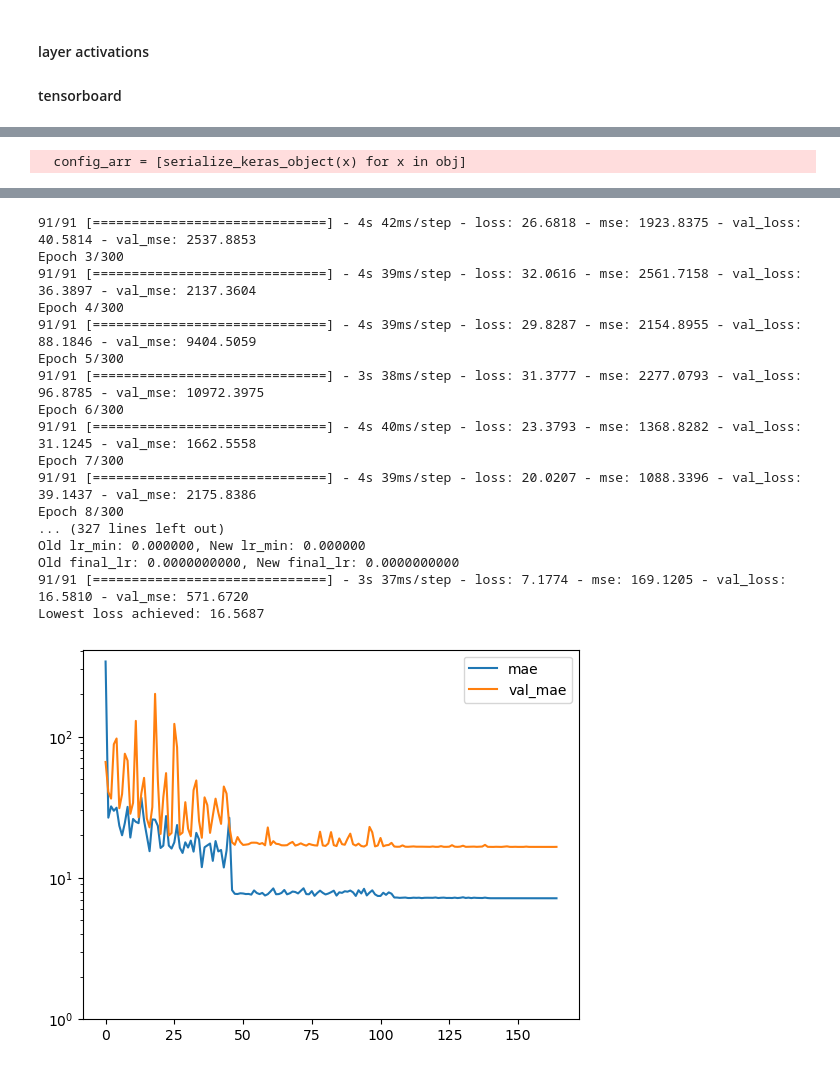
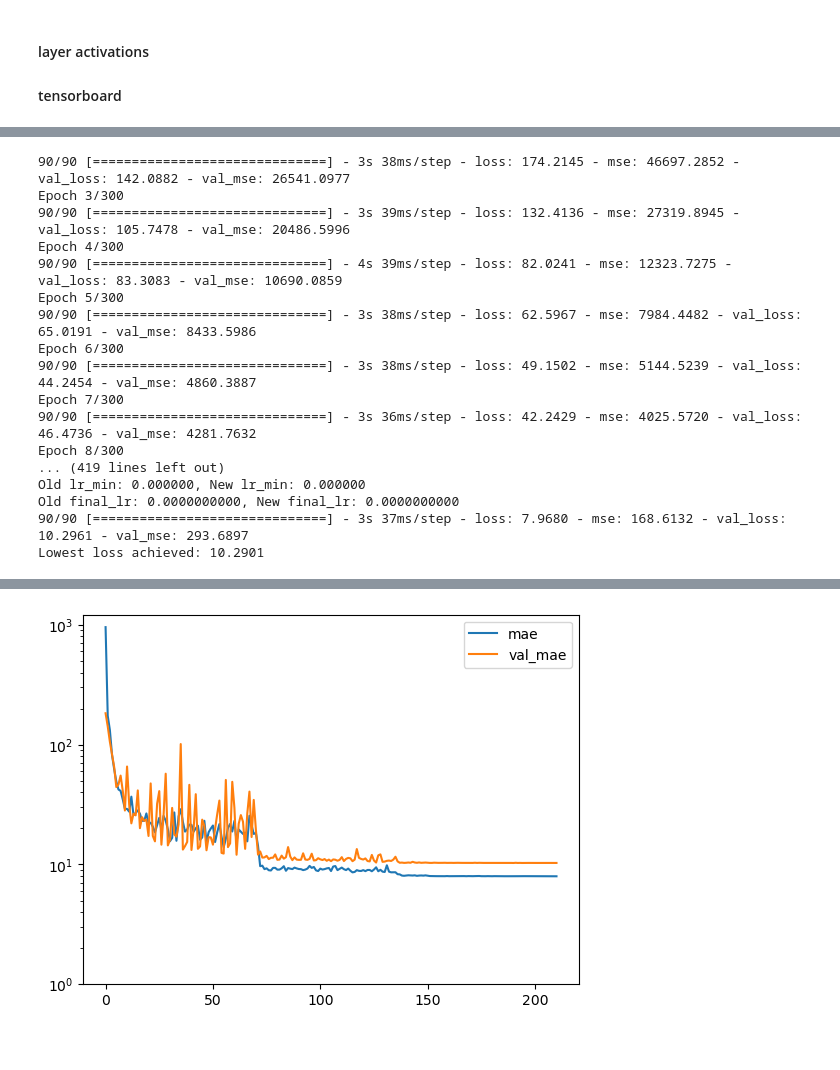
Before and after one commit to kshptl/ML-Futures, a Jupyter notebook: daily_high_low/CNN-Transformer.ipynb, the cells around one changed output, grey strips where cells are left out. Saved outputs shown, nothing was run; the diff lists cells and outputs as text; code cells hidden in the pictures.

```diff
--- a/daily_high_low/CNN-Transformer.ipynb
+++ b/daily_high_low/CNN-Transformer.ipynb
@@ -56,10 +52,10 @@ def normalize_and_yield(batch_data, batch_targets):
     batch_targets = np.asarray(batch_targets)
 
     # Normalize
-    cols_to_standardize = ['open_es', 'high_es', 'low_es', 'close_es', 'open_nq', 'high_nq', 'low_nq', 'close_nq', 'weekly_open', 'weekly_close']
+    cols_to_standardize = ['open_es', 'high_es', 'low_es', 'close_es', 'open_nq', 'high_nq', 'low_nq', 'close_nq', 'open_dxy', 'high_dxy', 'low_dxy', 'close_dxy', 'weekly_open', 'weekly_close', 'daily_open']
     cols_to_standardize = [df_1B.columns.get_loc(c) for c in cols_to_standardize]
     for i in range(batch_data.shape[1]):
-        a = batch_data[:, i, :, [0, 1, 2, 3, 7, 8, 9, 10, 24, 25]]
+        a = batch_data[:, i, :, cols_to_standardize]
         scaler = StandardScaler()
         batch_data[:, i, :, cols_to_standardize] = scaler.fit_transform(a.reshape(-1, a.shape[-1])).reshape(a.shape[0], a.shape[1], a.shape[2])
 
@@ -80,18 +76,20 @@ def data_generator(data, window_size, batch_size, indices):
             df_1T.loc[:dt_index-pd.Timedelta(minutes=1)][-window_size:].fillna(0).drop(columns='index').values.astype('float32'),
             df_5T.loc[:dt_index-pd.Timedelta(minutes=5)][-window_size:].fillna(0).values.astype('float32'),
             df_15T.loc[:dt_index-pd.Timedelta(minutes=15)][-window_size:].fillna(0).values.astype('float32'),
-            df_4H.loc[:dt_index-pd.Timedelta(hours=4)][-window_size:].fillna(0).values.astype('float32'),
+            df_1H.loc[:dt_index-pd.Timedelta(hours=1)][-window_size:].fillna(0).values.astype('float32'),
             df_4H.loc[:dt_index-pd.Timedelta(hours=4)][-window_size:].fillna(0).values.astype('float32'),
             df_1B.loc[:dt_index.normalize()-pd.Timedelta(days=1)][-window_size:].fillna(0).values.astype('float32')
         ])
 
         # Extract the target high and low values
-        target_high = df_1T[index : index+151].high_es.max()
-        target_low = df_1T[index : index+151].low_es.min()
+        target_high_es = df_1T[index : index+151].high_es.max()
+        target_low_es = df_1T[index : index+151].low_es.min()
+        target_high_nq = df_1T[index : index+151].high_nq.max()
+        target_low_nq = df_1T[index : index+151].low_nq.min()
 
         # Add the input sequence and targets to the batch
         batch_data.append(input_sequences)
-        batch_targets.append([target_high, target_low])
+        batch_targets.append([target_high_es, target_low_es, target_high_nq, target_low_nq])
         print(i, len(indices)) if i % 256 == 0 else None
         i += 1
 
@@ -104,13 +102,20 @@ window_size = 90 # minutes in 252 days (1 year of trading days)
 batch_size = 64
 num_features = df_1T.shape[1]-1
 
-# set random seed for the shuffle function
-np.random.seed(42)
-
 # Get the indices for training, validation, and testing splits
 # Filter the indices to exclude those with insufficient historical data
 data_indices = df_1T.loc[(df_1T.index.hour == 9) & (df_1T.index.minute == 30) & (df_1T.index.dayofweek < 5) & (df_1T['index'] > df_1T[df_1B[:window_size+1].iloc[-1].name:].iloc[0]['index'].astype(int))]['index'].to_numpy()
 X, y = data_generator(df_1T, window_size, batch_size, data_indices)
+
+separate_nq = 0
+if separate_nq:
+    X_nq = X
+    X_nq[:, :, :, [0,1,2,3,7,8,9,10]] = X_nq[:, :, :, [7,8,9,10,0,1,2,3]]
+    X = np.concatenate([X, X_nq], axis=1)
+
+    y_nq = y[:,2:]
+    y = np.concatenate([y[:,:2], y_nq])
+
 
 # Get the total number of samples and calculate the split index
 num_samples = X.shape[1]
@@ -118,7 +123,9 @@ train_ratio = 0.9
 split_index = int(num_samples * train_ratio)
 
 # Shuffle the indices
-indices = np.arange(num_samples)#np.random.permutation(np.arange(num_samples))
+np.random.seed(42)
+shuffle = 1
+indices = np.random.permutation(np.arange(num_samples)) if shuffle else np.arange(num_samples)
 
 # Split the array based on the shuffled indices
 X_train = list(X[:, indices[:split_index], :, :])
@@ -201,10 +211,6 @@ train_steps_per_epoch = len(X_train[0]) // batch_size
 #lr_schedule = OneCycleScheduler(lr, train_steps_per_epoch)
 lr_schedule = OneCycleScheduler(lr_max=lr, steps=train_steps_per_epoch, reduce_lr_patience=10, reduce_lr_factor=0.1)
 lr_finder = LRFinder()
-
-# Define the ReduceLROnPlateau callback
-reduce_lr = ReduceLROnPlateau(monitor='loss', factor=0.5, patience=10)
-
 
 log_dir = "logs/fit/" + dt.datetime.now().strftime("%Y%m%d-%H%M%S")
 tensorboard_callback = tf.keras.callbacks.TensorBoard(log_dir=log_dir, histogram_freq=1)
@@ -222,6 +228,10 @@ checkpoint = ModelCheckpoint(
     save_best_only=True  # Save only the best model based on the monitored metric
 )
 
+# scaler_es = MinMaxScaler()
+# scaler_nq = MinMaxScaler()
+# y_temp = np.concatenate([scaler_es.fit_transform(y[:y.shape[0]//2]), scaler_nq.fit_transform(y[y.shape[0]//2:])])
+
 history = model.fit(X_train, y_train[:,1], epochs=epochs, validation_split=0.11111,
                     callbacks=[lr_schedule, early_stopping, tensorboard_callback, checkpoint])
 
@@ -236 +248,17 @@ Epoch 1/300
-  config_arr = [serialize_keras_object(x) for x in obj]
+90/90 [==============================] - 3s 38ms/step - loss: 174.2145 - mse: 46697.2852 - val_loss: 142.0882 - val_mse: 26541.0977
+Epoch 3/300
+90/90 [==============================] - 3s 39ms/step - loss: 132.4136 - mse: 27319.8945 - val_loss: 105.7478 - val_mse: 20486.5996
+Epoch 4/300
+90/90 [==============================] - 4s 39ms/step - loss: 82.0241 - mse: 12323.7275 - val_loss: 83.3083 - val_mse: 10690.0859
+Epoch 5/300
+90/90 [==============================] - 3s 38ms/step - loss: 62.5967 - mse: 7984.4482 - val_loss: 65.0191 - val_mse: 8433.5986
+Epoch 6/300
+90/90 [==============================] - 3s 38ms/step - loss: 49.1502 - mse: 5144.5239 - val_loss: 44.2454 - val_mse: 4860.3887
+Epoch 7/300
+90/90 [==============================] - 3s 36ms/step - loss: 42.2429 - mse: 4025.5720 - val_loss: 46.4736 - val_mse: 4281.7632
+Epoch 8/300
+... (419 lines left out)
+Old lr_min: 0.000000, New lr_min: 0.000000
+Old final_lr: 0.0000000000, New final_lr: 0.0000000000
+90/90 [==============================] - 3s 37ms/step - loss: 7.9680 - mse: 168.6132 - val_loss: 10.2961 - val_mse: 293.6897
+Lowest loss achieved: 10.2901
@@ -239,18 +265 @@ Epoch 2/300
-91/91 [==============================] - 4s 42ms/step - loss: 26.6818 - mse: 1923.8375 - val_loss: 40.5814 - val_mse: 2537.8853
-Epoch 3/300
-91/91 [==============================] - 4s 39ms/step - loss: 32.0616 - mse: 2561.7158 - val_loss: 36.3897 - val_mse: 2137.3604
-Epoch 4/300
-91/91 [==============================] - 4s 39ms/step - loss: 29.8287 - mse: 2154.8955 - val_loss: 88.1846 - val_mse: 9404.5059
-Epoch 5/300
-91/91 [==============================] - 3s 38ms/step - loss: 31.3777 - mse: 2277.0793 - val_loss: 96.8785 - val_mse: 10972.3975
-Epoch 6/300
-91/91 [==============================] - 4s 40ms/step - loss: 23.3793 - mse: 1368.8282 - val_loss: 31.1245 - val_mse: 1662.5558
-Epoch 7/300
-91/91 [==============================] - 4s 39ms/step - loss: 20.0207 - mse: 1088.3396 - val_loss: 39.1437 - val_mse: 2175.8386
-Epoch 8/300
-... (327 lines left out)
-Old lr_min: 0.000000, New lr_min: 0.000000
-Old final_lr: 0.0000000000, New final_lr: 0.0000000000
-91/91 [==============================] - 3s 37ms/step - loss: 7.1774 - mse: 169.1205 - val_loss: 16.5810 - val_mse: 571.6720
-Lowest loss achieved: 16.5687
-[figure, old version]
+[figure, new version]
```
Also changed, not shown: parts of 16 cells of this notebook, 4 other files.
